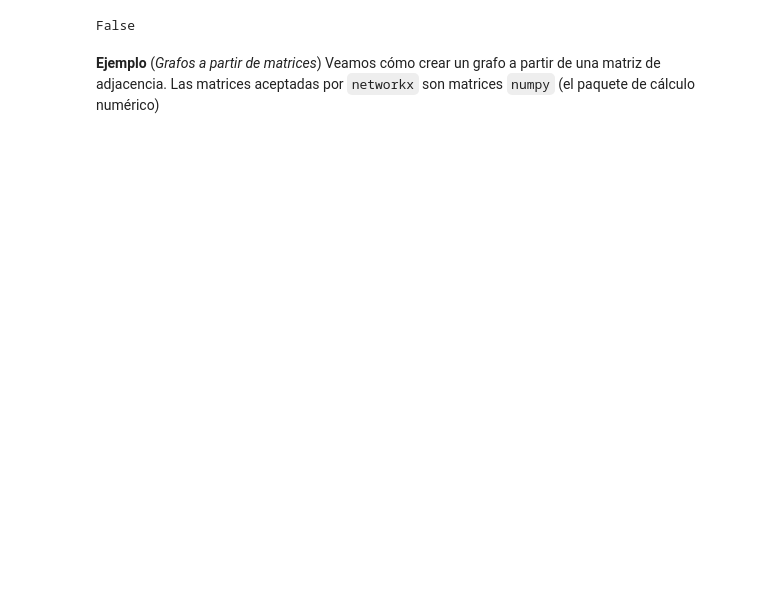
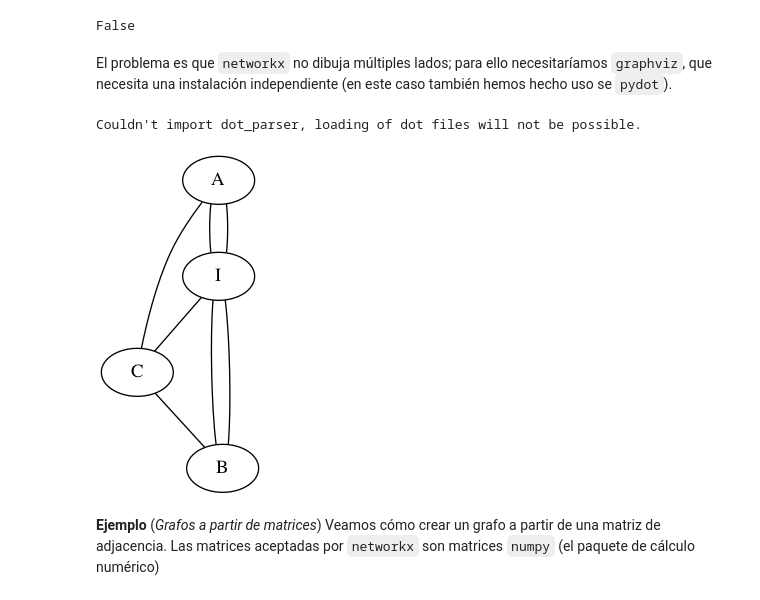
Before and after one commit to pedritomelenas/Algebra-II, a Jupyter notebook: Grafos/Grafos con iphyton.ipynb, the cells around one changed output. Saved outputs shown, nothing was run; the diff lists cells and outputs as text; code cells hidden in the pictures; blank space fills up the shorter version.

```diff
--- a/Grafos/Grafos con iphyton.ipynb
+++ b/Grafos/Grafos con iphyton.ipynb
@@ -268,6 +268,17 @@ nx.draw(A,with_labels=True)
 nx.is_eulerian(A)
 # %% [output]
 False
+# %% [markdown]
+El problema es que `networkx` no dibuja múltiples lados; para ello necesitaríamos `graphviz`, que necesita una instalación independiente (en este caso también hemos hecho uso se `pydot`).
+# %%
+from IPython.display import Image
+import graphviz
+d=nx.to_pydot(A)
+png_str = d.create_png()
+Image(data=png_str)
+# %% [output]
+Couldn't import dot_parser, loading of dot files will not be possible.
+[figure, added]
 # %% [markdown]
 **Ejemplo** (*Grafos a partir de matrices*) Veamos cómo crear un grafo a partir de una matriz de adjacencia. Las matrices aceptadas por `networkx` son matrices `numpy` (el paquete de cálculo numérico)
 # %%
```
Also changed, not shown: parts of 14 cells of this notebook, 2 other files.
